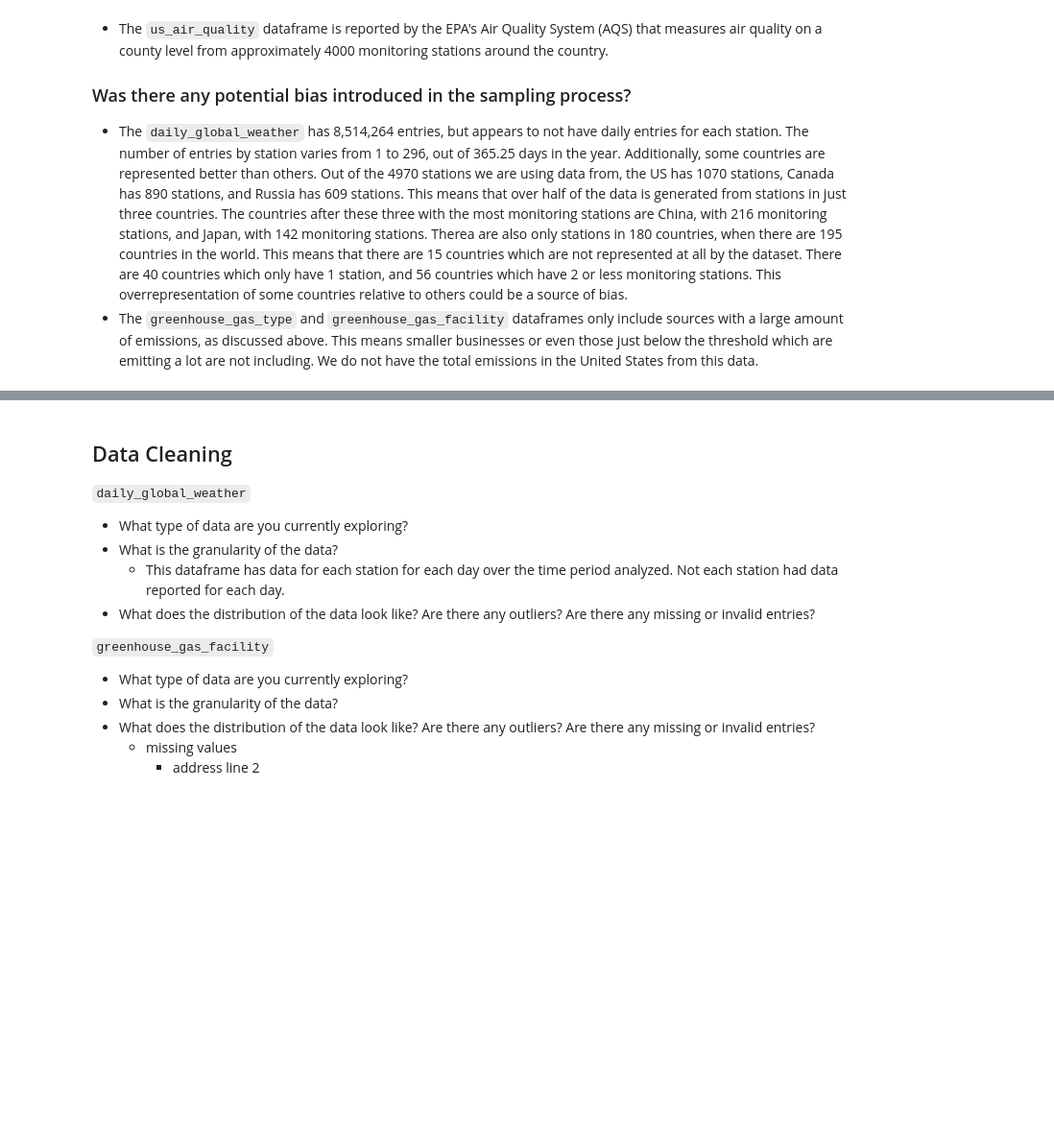
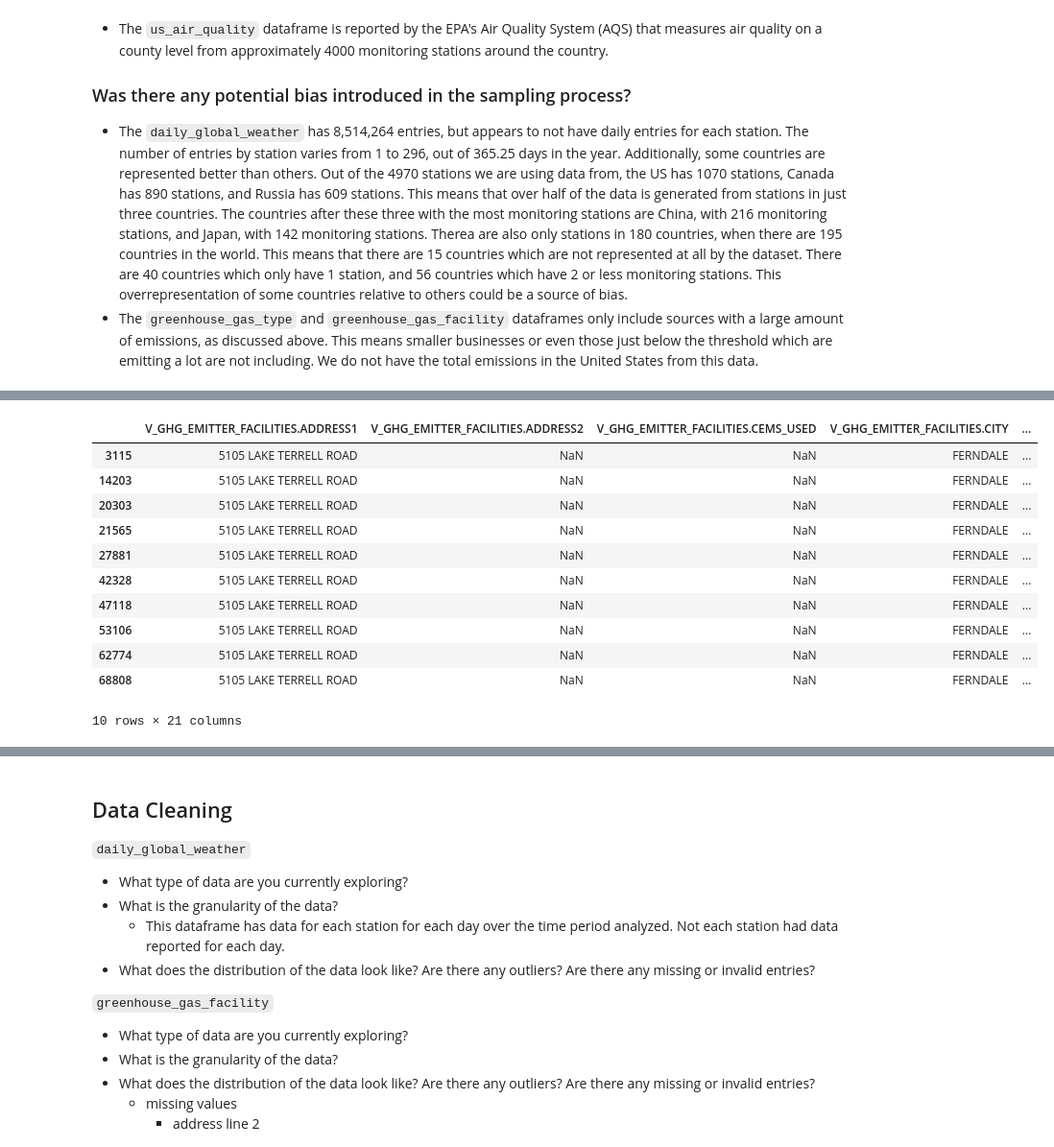
Before and after one commit to kalieknecht/data200-project, a Jupyter notebook: analysis/Analysis.ipynb, the cells around one changed output, grey strips where cells are left out. Shown at 96% size. Saved outputs shown, nothing was run; the diff lists cells and outputs as text; code cells hidden in the pictures; blank space fills up the shorter version.

```diff
--- a/analysis/Analysis.ipynb
+++ b/analysis/Analysis.ipynb
@@ -82,0 +250,15 @@ greenhouse_gas_facility.head(5)
+# %%
+greenhouse_gas_facility.groupby('V_GHG_EMITTER_FACILITIES.FACILITY_ID').get_group(1000001.0)
+# %% [output]
+|  | V_GHG_EMITTER_FACILITIES.ADDRESS1 | V_GHG_EMITTER_FACILITIES.ADDRESS2 | V_GHG_EMITTER_FACILITIES.CEMS_USED | V_GHG_EMITTER_FACILITIES.CITY | ... |
+| 3115 | 5105 LAKE TERRELL ROAD | NaN | NaN | FERNDALE | ... |
+| 14203 | 5105 LAKE TERRELL ROAD | NaN | NaN | FERNDALE | ... |
+| 20303 | 5105 LAKE TERRELL ROAD | NaN | NaN | FERNDALE | ... |
+| 21565 | 5105 LAKE TERRELL ROAD | NaN | NaN | FERNDALE | ... |
+| 27881 | 5105 LAKE TERRELL ROAD | NaN | NaN | FERNDALE | ... |
+| 42328 | 5105 LAKE TERRELL ROAD | NaN | NaN | FERNDALE | ... |
+| 47118 | 5105 LAKE TERRELL ROAD | NaN | NaN | FERNDALE | ... |
+| 53106 | 5105 LAKE TERRELL ROAD | NaN | NaN | FERNDALE | ... |
+| 62774 | 5105 LAKE TERRELL ROAD | NaN | NaN | FERNDALE | ... |
+| 68808 | 5105 LAKE TERRELL ROAD | NaN | NaN | FERNDALE | ... |
+10 rows × 21 columns
```
Also changed, not shown: parts of 26 cells of this notebook, 2 other files.
